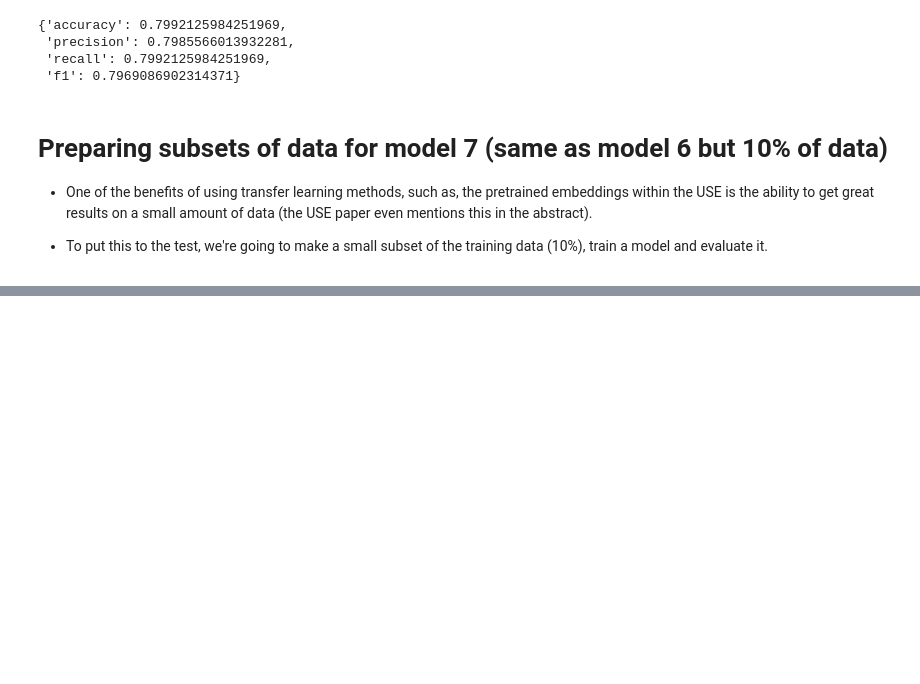
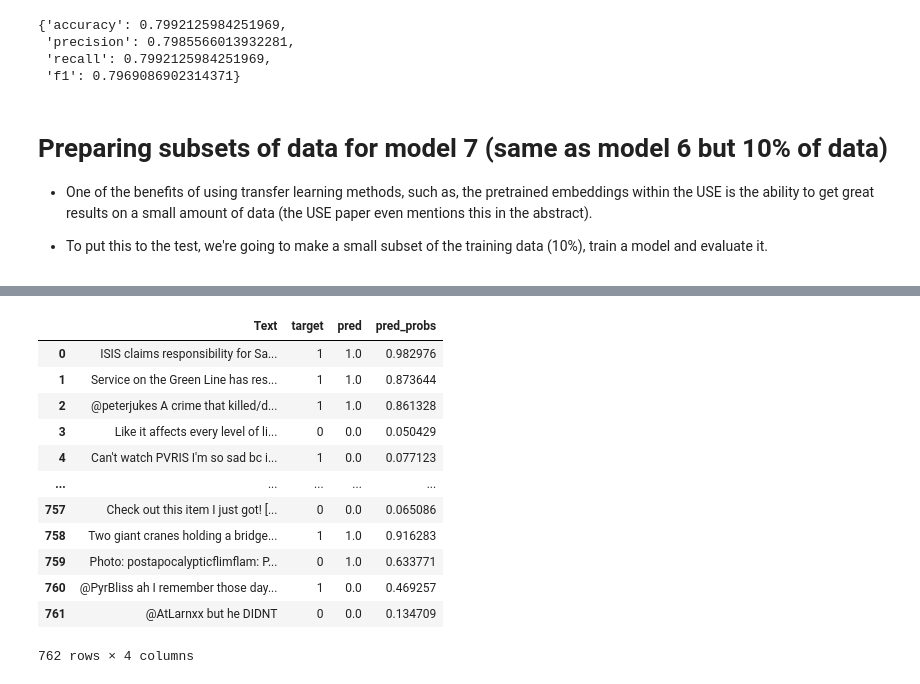
Before and after one commit to nripstein/Learning-Tensorflow, a Jupyter notebook: NLP.ipynb, the cells around one changed output, grey strips where cells are left out. Cells and saved outputs as stored; diff of their text form; code cells hidden in the pictures; blank space fills up the shorter version.

```diff
--- a/NLP.ipynb
+++ b/NLP.ipynb
@@ -1079,0 +1276,3 @@ model_6_results
+# %%
+model_6_pretrained = tf.keras.models.load_model("08_model_6_USE_feature_extractor")
+model_6_pretrained.evaluate(val_sentences, val_labels)
@@ -1079,0 +1284,4 @@ model_6_results
+# %%
+model_6_pretrained_pred_probs = model_6_pretrained.predict(val_sentences)
+model_6_pretrained_preds = tf.squeeze(tf.round(model_6_pretrained_pred_probs))
+model_6_pretrained_preds[0:10]
@@ -1079,0 +1291,21 @@ model_6_results
+# %%
+# dataframe with validation sentences with labels and probabilities
+val_df = pd.DataFrame({"Text": val_sentences,
+                       "target": val_labels,
+                       "pred": model_6_pretrained_preds,
+                       "pred_probs": tf.squeeze(model_6_pretrained_pred_probs)})
+display(val_df)
+# %% [output]
+|  | Text | target | pred | pred_probs |
+| 0 | ISIS claims responsibility for Sa... | 1 | 1.0 | 0.982976 |
+| 1 | Service on the Green Line has res... | 1 | 1.0 | 0.873644 |
+| 2 | @peterjukes A crime that killed/d... | 1 | 1.0 | 0.861328 |
+| 3 | Like it affects every level of li... | 0 | 0.0 | 0.050429 |
+| 4 | Can't watch PVRIS I'm so sad bc i... | 1 | 0.0 | 0.077123 |
+| ... | ... | ... | ... | ... |
+| 757 | Check out this item I just got! [... | 0 | 0.0 | 0.065086 |
+| 758 | Two giant cranes holding a bridge... | 1 | 1.0 | 0.916283 |
+| 759 | Photo: postapocalypticflimflam: P... | 0 | 1.0 | 0.633771 |
+| 760 | @PyrBliss ah I remember those day... | 1 | 0.0 | 0.469257 |
+| 761 | @AtLarnxx but he DIDNT | 0 | 0.0 | 0.134709 |
+762 rows × 4 columns
```
Also changed, not shown: parts of 42 cells of this notebook.
